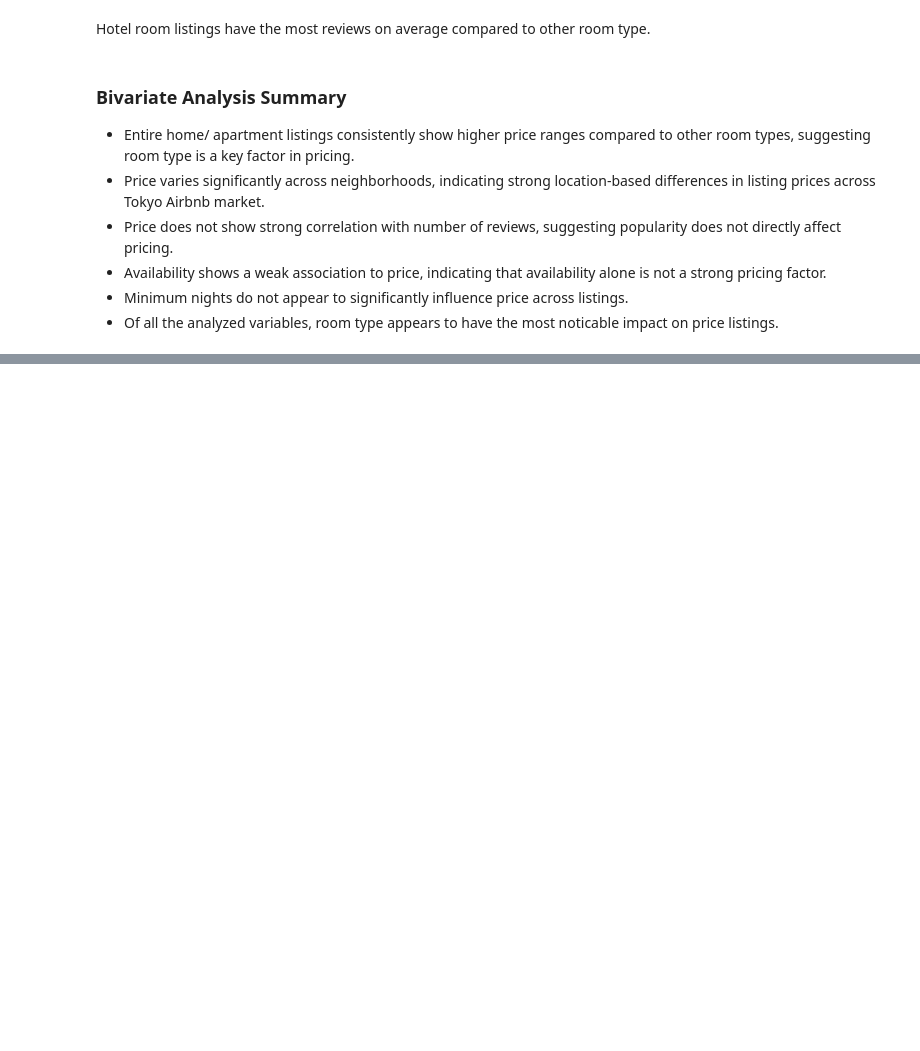
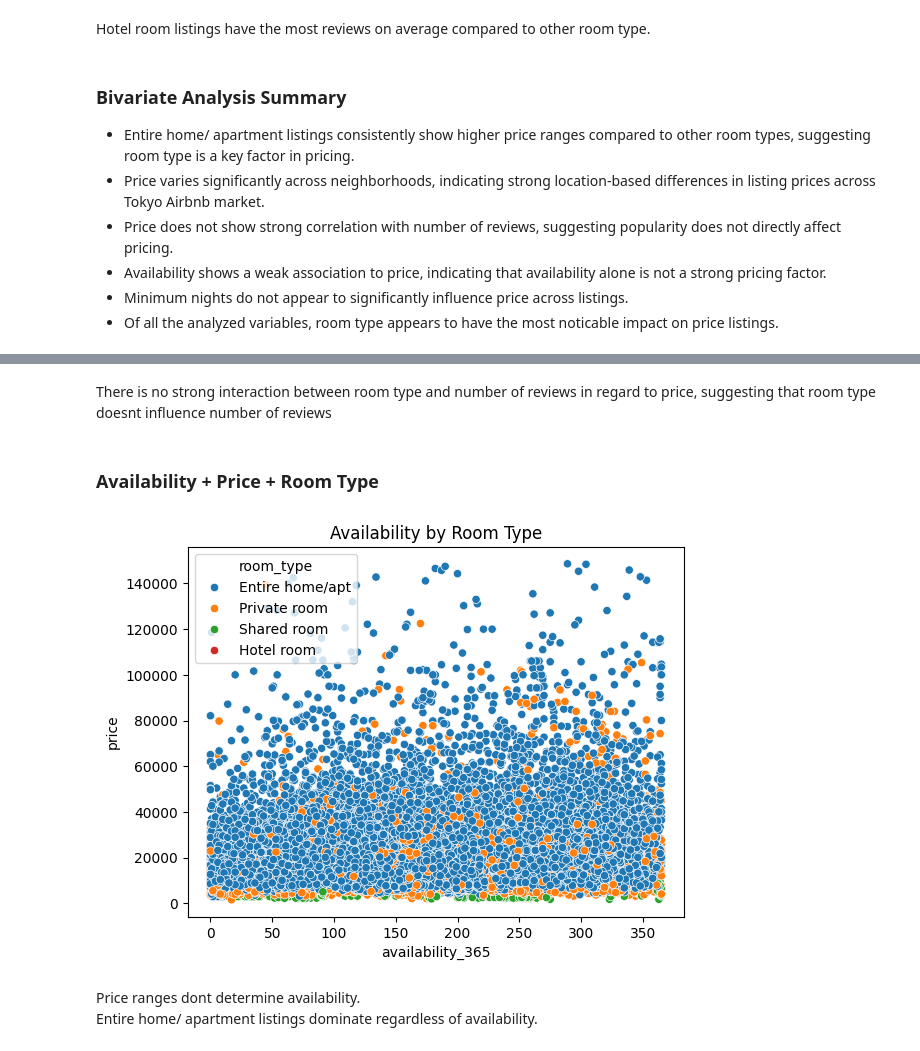
Before and after one commit to jasonandreasw/airbnb-eda, a Jupyter notebook: notebooks/airbnb_eda.ipynb, the cells around one changed output, grey strips where cells are left out. Saved outputs shown, nothing was run; the diff lists cells and outputs as text; code cells hidden in the pictures; blank space fills up the shorter version.

```diff
--- a/notebooks/airbnb_eda.ipynb
+++ b/notebooks/airbnb_eda.ipynb
@@ -510,0 +582,13 @@ Hotel room listings have the most reviews on average compared to other room type
+# %% [markdown]
+There is no strong interaction between room type and number of reviews in regard to price, suggesting that room type doesnt influence number of reviews
+# %% [markdown]
+### Availability + Price + Room Type
+# %%
+sns.scatterplot(x='availability_365',  y='price', hue='room_type', data=df_clean)
+plt.title("Availability by Room Type")
+plt.show()
+# %% [output]
+[figure, added]
+# %% [markdown]
+Price ranges dont determine availability.\
+Entire home/ apartment listings dominate regardless of availability.
```
Also changed, not shown: parts of 13 cells of this notebook.
